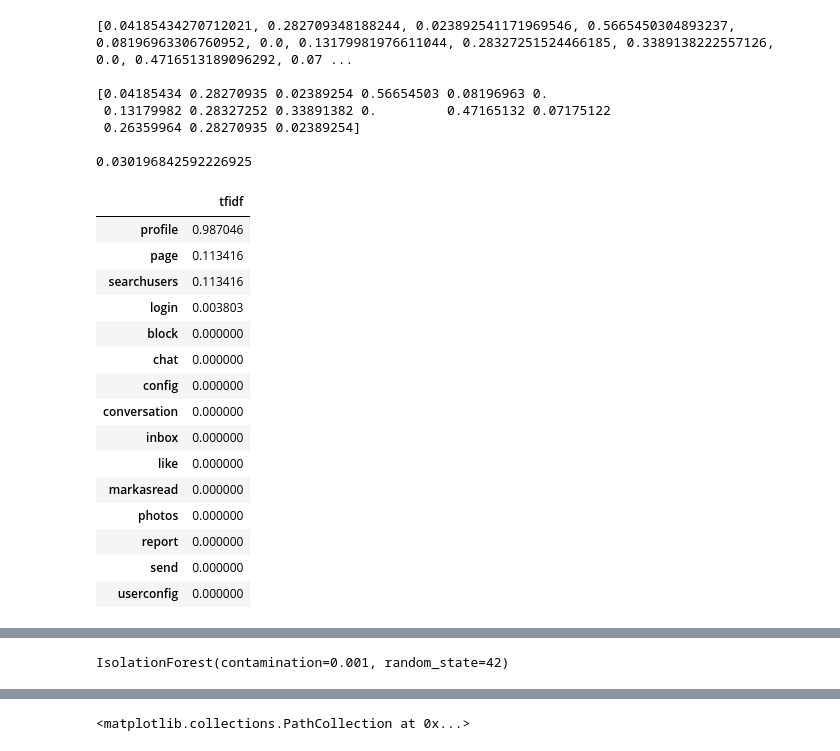
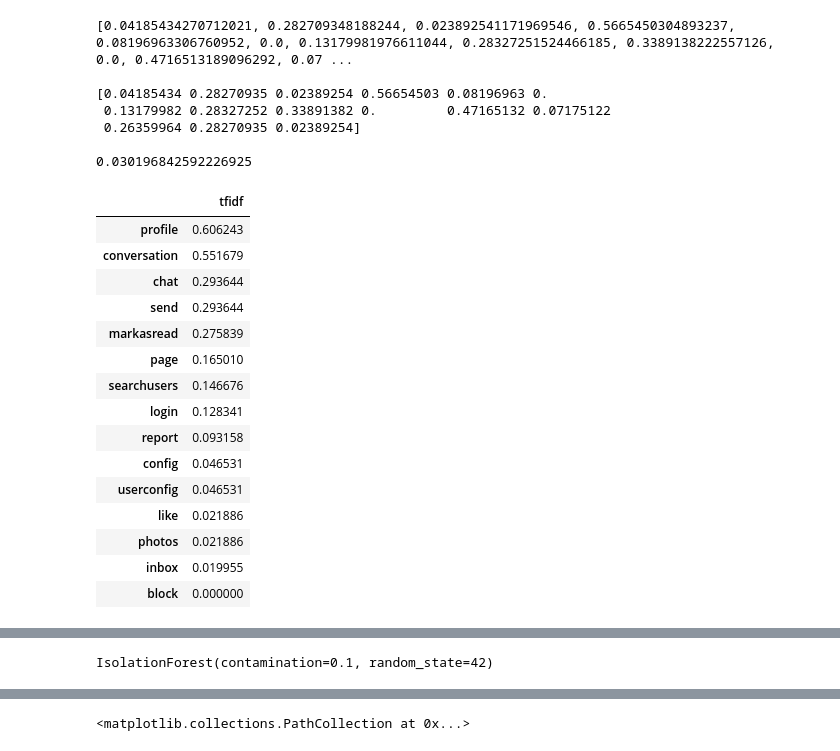
Before and after one commit to Request-analysis-ML/request-analyzer-model, a Jupyter notebook: score_based.ipynb, the cells around one changed output, grey strips where cells are left out. Cells and saved outputs as stored; diff of their text form; code cells hidden in the pictures.

Commit message:
small changes about isolation forest

```diff
--- a/score_based.ipynb
+++ b/score_based.ipynb
@@ -126,32 +126,32 @@ print(np.var([arr_values]))
 0.030196842592226925
 # %%
 #Just some code to see what we got :)
-vector_tfidfvectorizer=vect_logs[7]
+vector_tfidfvectorizer=vect_logs[3]
 df2 = pd.DataFrame(vector_tfidfvectorizer.T.todense(), index=tfidf_vect.get_feature_names_out(), columns=["tfidf"])
 df2.sort_values(by=["tfidf"], ascending=False)
 
 #variance normal user[0]: 0.030732589
 #variance normal user[1]: 0.040072223
 #variance spammer 1: 0.075907392
 #variance spammer 2: 0.075314139
 #variance data scraper: 0.25440979
 # %% [output]
 |  | tfidf |
-| profile | 0.987046 |
-| page | 0.113416 |
-| searchusers | 0.113416 |
-| login | 0.003803 |
+| profile | 0.606243 |
+| conversation | 0.551679 |
+| chat | 0.293644 |
+| send | 0.293644 |
+| markasread | 0.275839 |
+| page | 0.165010 |
+| searchusers | 0.146676 |
+| login | 0.128341 |
+| report | 0.093158 |
+| config | 0.046531 |
+| userconfig | 0.046531 |
+| like | 0.021886 |
+| photos | 0.021886 |
+| inbox | 0.019955 |
 | block | 0.000000 |
-| chat | 0.000000 |
-| config | 0.000000 |
-| conversation | 0.000000 |
-| inbox | 0.000000 |
-| like | 0.000000 |
-| markasread | 0.000000 |
-| photos | 0.000000 |
-| report | 0.000000 |
-| send | 0.000000 |
-| userconfig | 0.000000 |
 # %%
 df_tfidf_scores = pd.DataFrame(vect_logs.todense(), columns= tfidf_vect.get_feature_names_out())
 users = df['users']
@@ -180,8 +180,3 @@ Name: users, Length: 1004, dtype: object
 1003     0.178095  0.356545    0.000000
 
 [1004 rows x 15 columns]
-# %%
-model = IsolationForest(contamination=0.001, random_state=42)
-model.fit(df_tfidf_scores)
-# %% [output]
-IsolationForest(contamination=0.001, random_state=42)
@@ -192 +183,7 @@ df_tfidf_scores['anomaly_scores'] = model.decision_function(df_tfidf_scores)
+# %%
+anomaly_inputs = ['profile', 'page', 'searchusers', 'block', 'chat', 'config', 'conversation', 'inbox', 'report', 'send', 'userconfig']
+model_if = IsolationForest(contamination=0.1, random_state=42)
+model_if.fit(df_tfidf_scores[anomaly_inputs])
+# %% [output]
+IsolationForest(contamination=0.1, random_state=42)
 # %%
```
Also changed, not shown: parts of 4 cells of this notebook.
